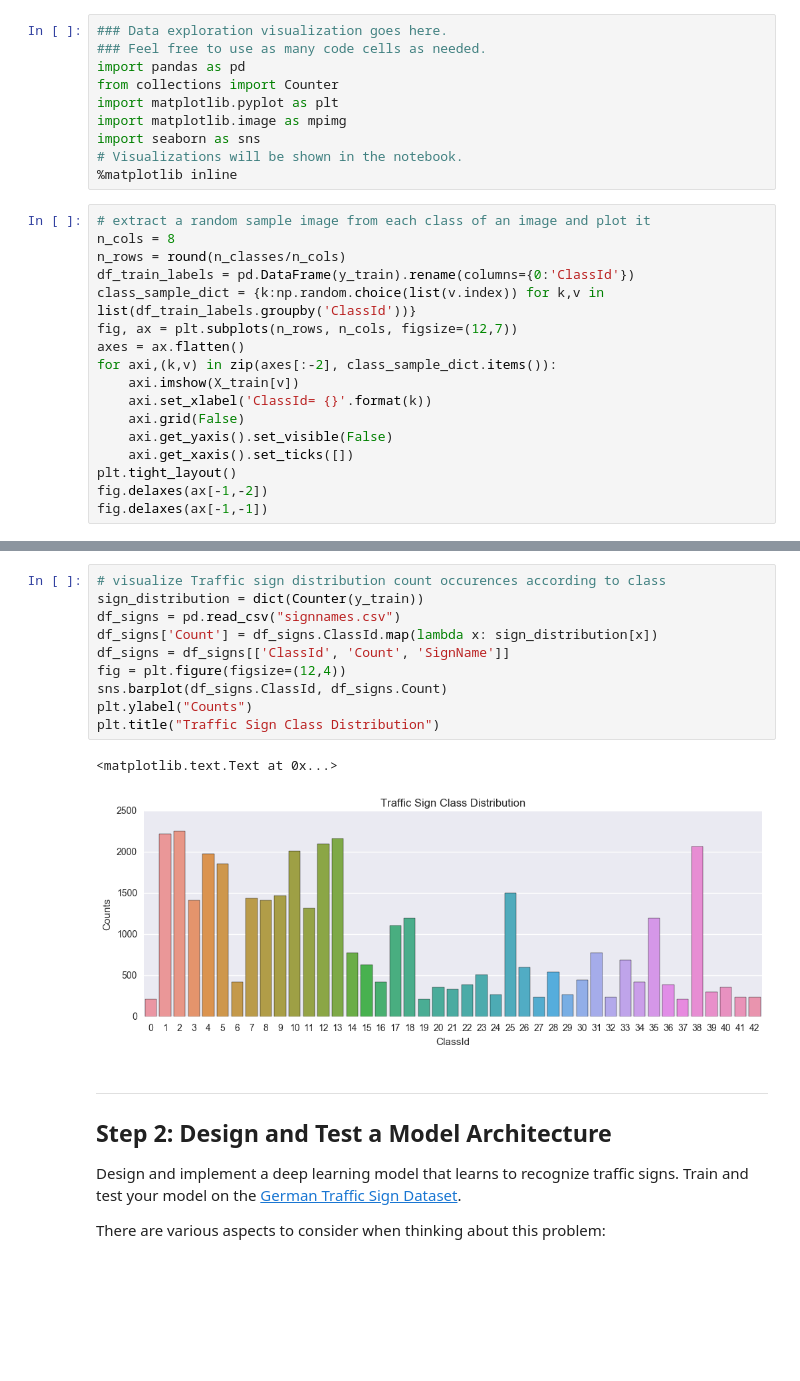
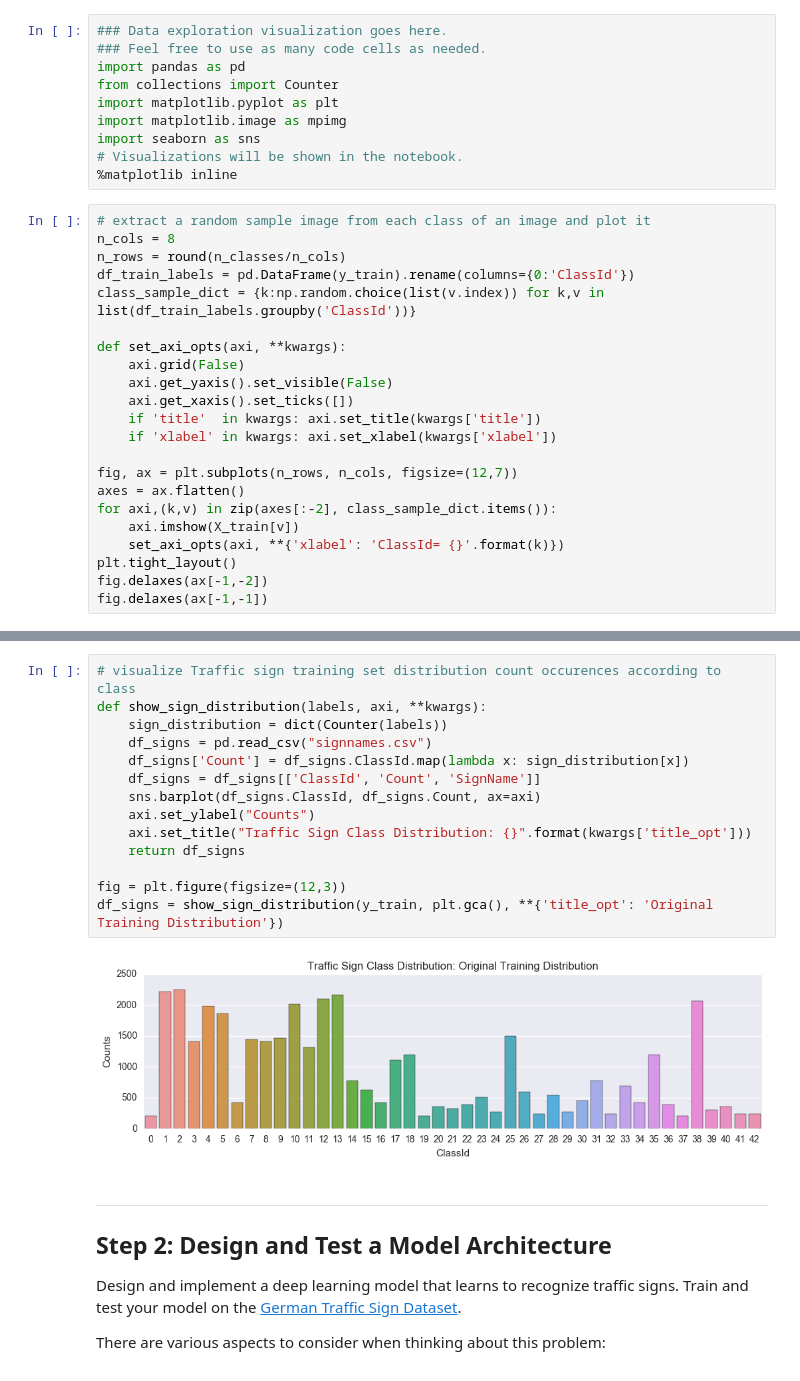
Before and after one commit to akamlani/selfdrivingcar, a Jupyter notebook: assignments/CarND-Traffic-Sign-Classifier-Project-P2/Traffic_Sign_Classifier.ipynb, the cells around one changed output, grey strips where cells are left out. Saved outputs shown, nothing was run; the diff lists cells and outputs as text; blank space fills up the shorter version.

Commit message:
update traffic sign project for submission

```diff
--- a/assignments/CarND-Traffic-Sign-Classifier-Project-P2/Traffic_Sign_Classifier.ipynb
+++ b/assignments/CarND-Traffic-Sign-Classifier-Project-P2/Traffic_Sign_Classifier.ipynb
@@ -85,14 +85,19 @@ n_cols = 8
 n_rows = round(n_classes/n_cols)
 df_train_labels = pd.DataFrame(y_train).rename(columns={0:'ClassId'})
 class_sample_dict = {k:np.random.choice(list(v.index)) for k,v in list(df_train_labels.groupby('ClassId'))}
+
+def set_axi_opts(axi, **kwargs):
+    axi.grid(False)
+    axi.get_yaxis().set_visible(False)
+    axi.get_xaxis().set_ticks([])
+    if 'title'  in kwargs: axi.set_title(kwargs['title'])
+    if 'xlabel' in kwargs: axi.set_xlabel(kwargs['xlabel'])
+
 fig, ax = plt.subplots(n_rows, n_cols, figsize=(12,7))
 axes = ax.flatten()
 for axi,(k,v) in zip(axes[:-2], class_sample_dict.items()):
     axi.imshow(X_train[v])
-    axi.set_xlabel('ClassId= {}'.format(k))
-    axi.grid(False)
-    axi.get_yaxis().set_visible(False)
-    axi.get_xaxis().set_ticks([])
+    set_axi_opts(axi, **{'xlabel': 'ClassId= {}'.format(k)})
 plt.tight_layout()
 fig.delaxes(ax[-1,-2])
 fig.delaxes(ax[-1,-1])
@@ -101,16 +106,19 @@ fig.delaxes(ax[-1,-1])
 # %%
-# visualize Traffic sign distribution count occurences according to class
-sign_distribution = dict(Counter(y_train))
-df_signs = pd.read_csv("signnames.csv")
-df_signs['Count'] = df_signs.ClassId.map(lambda x: sign_distribution[x])
-df_signs = df_signs[['ClassId', 'Count', 'SignName']]
-fig = plt.figure(figsize=(12,4))
-sns.barplot(df_signs.ClassId, df_signs.Count)
-plt.ylabel("Counts")
-plt.title("Traffic Sign Class Distribution")
+# visualize Traffic sign training set distribution count occurences according to class
+def show_sign_distribution(labels, axi, **kwargs):
+    sign_distribution = dict(Counter(labels))
+    df_signs = pd.read_csv("signnames.csv")
+    df_signs['Count'] = df_signs.ClassId.map(lambda x: sign_distribution[x])
+    df_signs = df_signs[['ClassId', 'Count', 'SignName']]
+    sns.barplot(df_signs.ClassId, df_signs.Count, ax=axi)
+    axi.set_ylabel("Counts")
+    axi.set_title("Traffic Sign Class Distribution: {}".format(kwargs['title_opt']))
+    return df_signs
+
+fig = plt.figure(figsize=(12,3))
+df_signs = show_sign_distribution(y_train, plt.gca(), **{'title_opt': 'Original Training Distribution'})
 # %% [output]
-<matplotlib.text.Text at 0x...>
-[figure, old version]
+[figure, new version]
 # %% [markdown]
 ----
 
```
Also changed, not shown: parts of 39 cells of this notebook, 4 other files.
